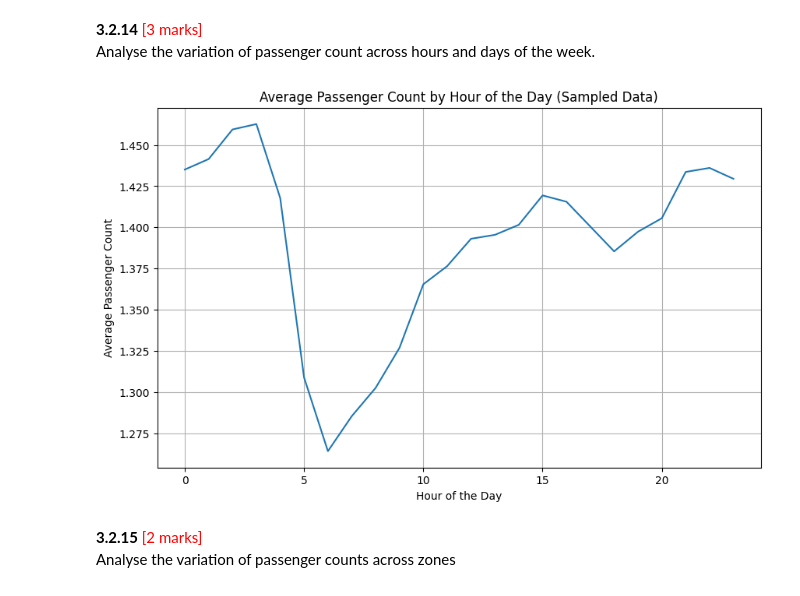
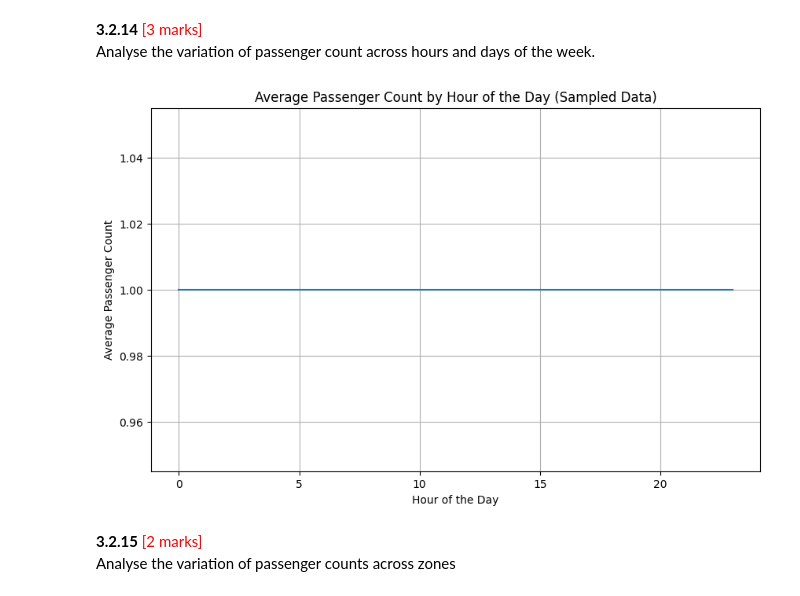
Before and after one commit to kumarsirish/IIITB, a Jupyter notebook: EDA/notebook_NYC_Taxi/EDA_Assg_NYC_Taxi_Starter.ipynb, the cells around one changed output. Cells and saved outputs as stored; diff of their text form; code cells hidden in the pictures.

```diff
--- a/EDA/notebook_NYC_Taxi/EDA_Assg_NYC_Taxi_Starter.ipynb
+++ b/EDA/notebook_NYC_Taxi/EDA_Assg_NYC_Taxi_Starter.ipynb
@@ -665,7 +687,7 @@ plt.show()
 #From the figure above, we can see that there are potential outliers in fare_amount, tip_amount, total_amount, extra, tolls_amount columns.
 #We will handle these outliers in the next steps.
 # Handle outliers using IQR method
-cols_to_check = ['trip_distance', 'fare_amount', 'tip_amount', 'total_amount', 'extra', 'tolls_amount']
+cols_to_check = ['trip_distance', 'fare_amount', 'tip_amount', 'total_amount', 'extra']
 for col in cols_to_check:
     Q1 = df[col].quantile(0.05)
     Q3 = df[col].quantile(0.95)
@@ -747,6 +768,10 @@ print("Number of problematic rows with invalid RatecodeID", len(problematic_rows
 if len(problematic_rows) > 0:
     df = df.drop(problematic_rows.index)
 
+problematic_rows = df[df['trip_distance'] >= 250]
+print("Number of problematic rows with very high trip_distance", len(problematic_rows))
+if len(problematic_rows) > 0:
+    df = df.drop(problematic_rows.index)
 
 print(f"Original rows count: {original_rows_count} rows dropped {original_rows_count- len(df)}, Percentage dropped: {((original_rows_count - len(df)) / original_rows_count) * 100:.2f}%   ")
 # %% [output]
@@ -1749,16 +1827,19 @@ Additional analysis [optional]: Let's try comparing cases of low tips with cases
 Analyse the variation of passenger count across hours and days of the week.
 # %%
 # See how passenger count varies across hours and days
+#round off the passenger counts to nearest integer
+
+
 passenger_counts_by_hour = df.groupby('hour')['passenger_count'].mean().reset_index()
 plt.figure(figsize=(10, 6))
-sns.lineplot(x='hour', y='passenger_count', data=passenger_counts_by_hour)
+sns.lineplot(x='hour', y='passenger_count', data=passenger_counts_by_hour.round().astype(int))
 plt.title('Average Passenger Count by Hour of the Day (Sampled Data)')
 plt.xlabel('Hour of the Day')
 plt.ylabel('Average Passenger Count')
 plt.grid()
 plt.show()
 # %% [output]
-[figure, old version]
+[figure, new version]
 # %% [markdown]
 **3.2.15** <font color = red>[2 marks]</font> <br>
 Analyse the variation of passenger counts across zones
```
Also changed, not shown: parts of 37 cells of this notebook, 2 other files.
